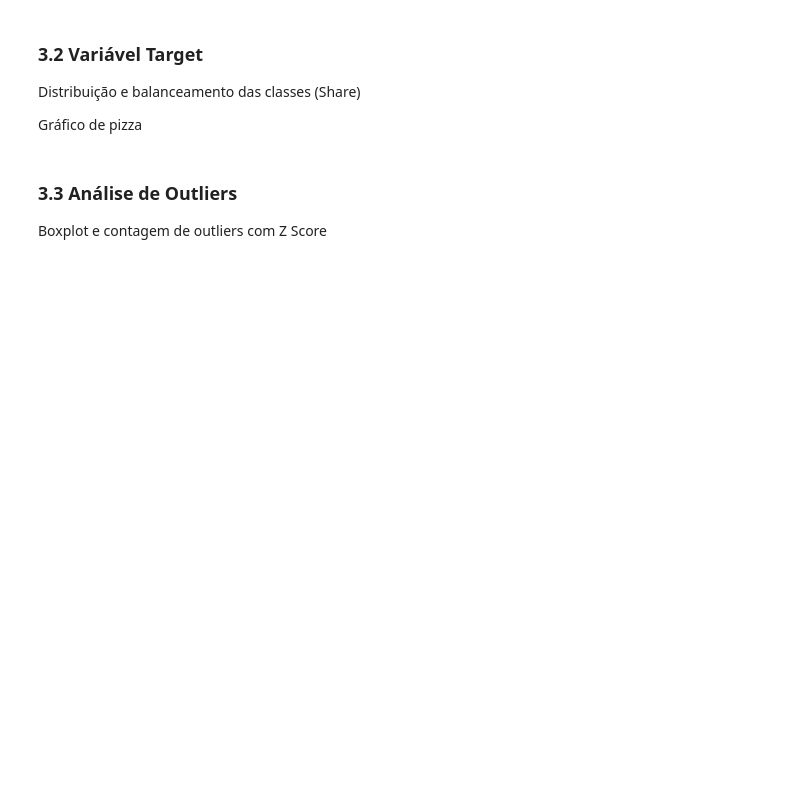
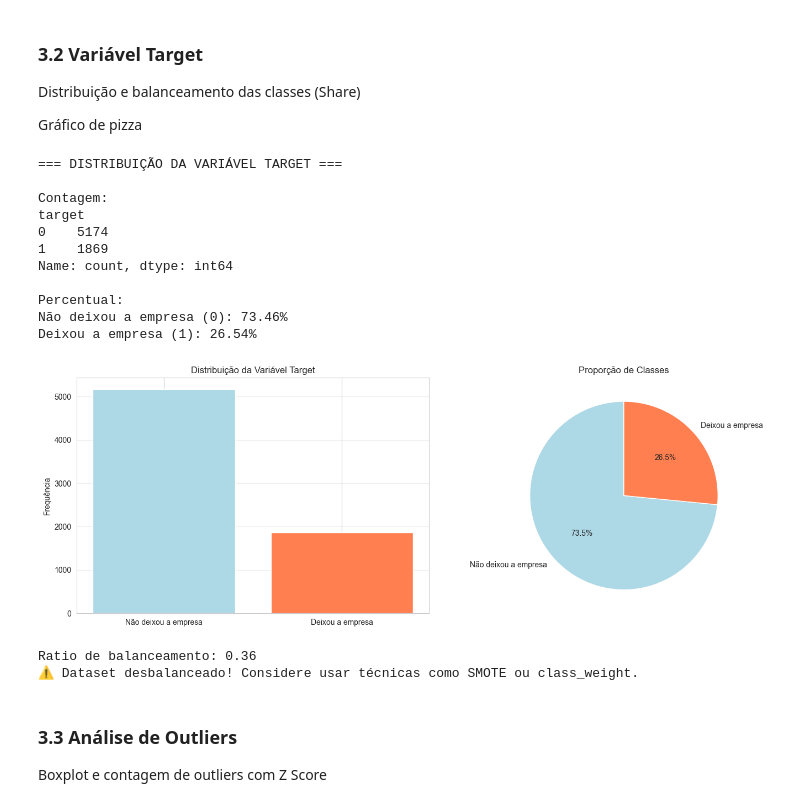
Before and after one commit to fiap-postech-ml-engineering/ml-churn-prediction, a Jupyter notebook: notebooks/01_eda_feature_engineering.ipynb, the cells around one changed output. Saved outputs shown, nothing was run; the diff lists cells and outputs as text; code cells hidden in the pictures; blank space fills up the shorter version.

```diff
--- a/notebooks/01_eda_feature_engineering.ipynb
+++ b/notebooks/01_eda_feature_engineering.ipynb
@@ -48,6 +126,60 @@ df.describe()
 Distribuição e balanceamento das classes (Share)
 
 Gráfico de pizza
+# %%
+# Renomear variável `Churn Value` para `target`
+df.rename(columns={'Churn Value': 'target'}, inplace=True)
+
+print("=== DISTRIBUIÇÃO DA VARIÁVEL TARGET ===\n")
+target_counts = df['target'].value_counts()
+target_percentages = df['target'].value_counts(normalize=True) * 100
+
+print("Contagem:")
+print(target_counts)
+print("\nPercentual:")
+for idx, pct in target_percentages.items():
+    label = "Não deixou a empresa" if idx == 0 else "Deixou a empresa"
+    print(f"{label} ({idx}): {pct:.2f}%")
+
+# Visualização
+fig, axes = plt.subplots(1, 2, figsize=(14, 5))
+
+# Gráfico de barras
+axes[0].bar(['Não deixou a empresa', 'Deixou a empresa'], target_counts.values, color=['lightblue', 'coral'])
+axes[0].set_ylabel('Frequência')
+axes[0].set_title('Distribuição da Variável Target')
+axes[0].grid(axis='y', alpha=0.3)
+
+# Gráfico de pizza
+axes[1].pie(target_counts.values, labels=['Não deixou a empresa', 'Deixou a empresa'],
+            autopct='%1.1f%%', colors=['lightblue', 'coral'], startangle=90)
+axes[1].set_title('Proporção de Classes')
+
+plt.tight_layout()
+plt.show()
+
+# Verificar se há desbalanceamento
+ratio = target_counts.min() / target_counts.max()
+print(f"\nRatio de balanceamento: {ratio:.2f}")
+if ratio < 0.5:
+    print("⚠️ Dataset desbalanceado! Considere usar técnicas como SMOTE ou class_weight.")
+else:
+    print("✓ Dataset razoavelmente balanceado.")
+# %% [output]
+=== DISTRIBUIÇÃO DA VARIÁVEL TARGET ===
+
+Contagem:
+target
+0    5174
+1    1869
+Name: count, dtype: int64
+
+Percentual:
+Não deixou a empresa (0): 73.46%
+Deixou a empresa (1): 26.54%
+[figure, added]
+Ratio de balanceamento: 0.36
+⚠️ Dataset desbalanceado! Considere usar técnicas como SMOTE ou class_weight.
 # %% [markdown]
 ### 3.3 Análise de Outliers
 
```
Also changed, not shown: parts of 9 cells of this notebook, 1 other file.
